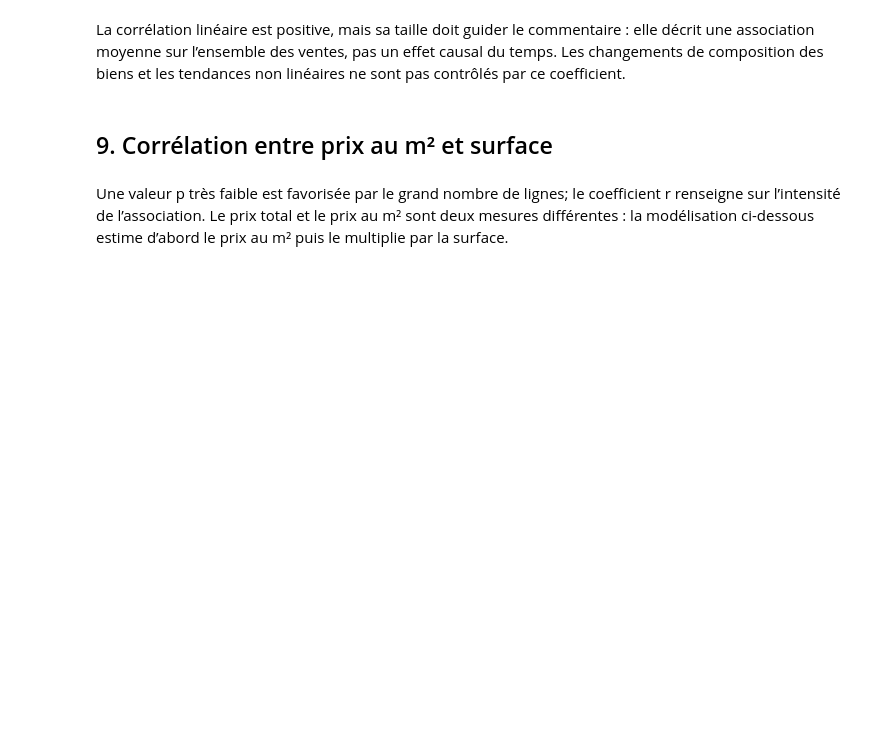
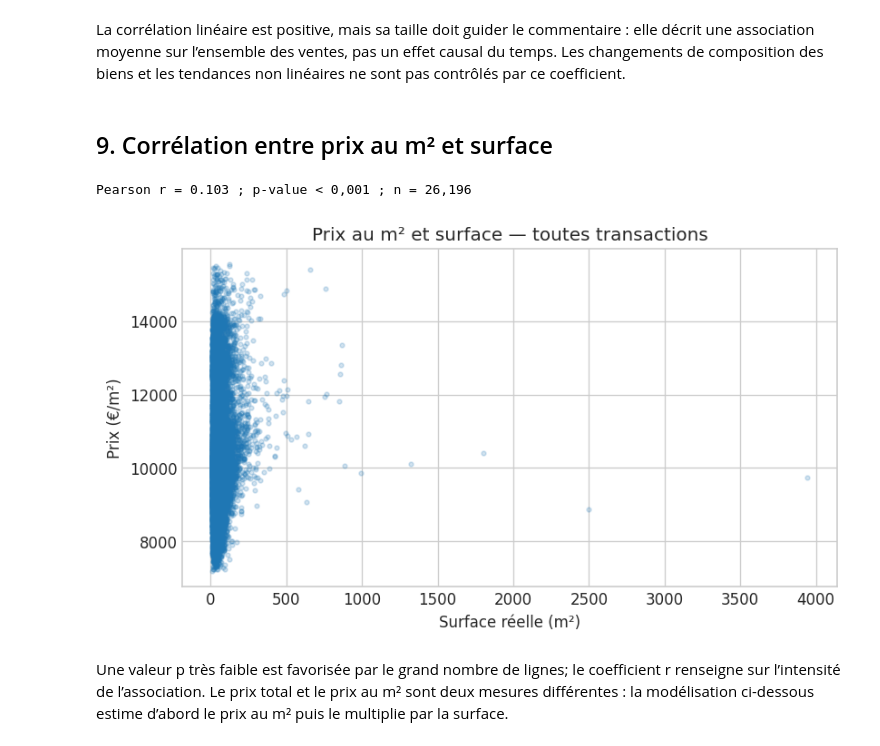
Before and after one commit to steve57000/p8, a Jupyter notebook: livrables/Bell_Steve_1_Notebook_102026.ipynb, the cells around one changed output. Cells and saved outputs as stored; diff of their text form; code cells hidden in the pictures; blank space fills up the shorter version.

```diff
--- a/livrables/Bell_Steve_1_Notebook_102026.ipynb
+++ b/livrables/Bell_Steve_1_Notebook_102026.ipynb
@@ -113,9 +233,12 @@ La corrélation linéaire est positive, mais sa taille doit guider le commentair
 ## 9. Corrélation entre prix au m² et surface
 # %%
 r_surface, p_surface = pearsonr(historique["prix_m2"], historique["surface_reelle"])
-print(f"Pearson r = {r_surface:.3f} ; p-value = {p_surface:.3g} ; n = {len(historique):,}")
+print(f"Pearson r = {r_surface:.3f} ; p-value {'< 0,001' if p_surface < 0.001 else f'= {p_surface:.3f}'} ; n = {len(historique):,}")
 plt.figure(figsize=(7,4)); plt.scatter(historique.surface_reelle, historique.prix_m2, s=8, alpha=.2)
-plt.title("Prix au m² et surface — toutes transactions"); plt.xlabel("Surface réelle (m²)"); plt.ylabel("Prix (€/m²)"); plt.tight_layout(); plt.show()
+plt.title("Prix au m² et surface — toutes transactions"); plt.xlabel("Surface réelle (m²)"); plt.ylabel("Prix (€/m²)"); plt.tight_layout(); plt.savefig(FIGURES_DIR / "correlation_surface_prix_m2.png", dpi=160, bbox_inches="tight"); plt.show()
+# %% [output]
+Pearson r = 0.103 ; p-value < 0,001 ; n = 26,196
+[figure, added]
 # %% [markdown]
 Une valeur p très faible est favorisée par le grand nombre de lignes; le coefficient r renseigne sur l’intensité de l’association. Le prix total et le prix au m² sont deux mesures différentes : la modélisation ci-dessous estime d’abord le prix au m² puis le multiplie par la surface.
 # %% [markdown]
```
Also changed, not shown: parts of 22 cells of this notebook, 15 other files.
